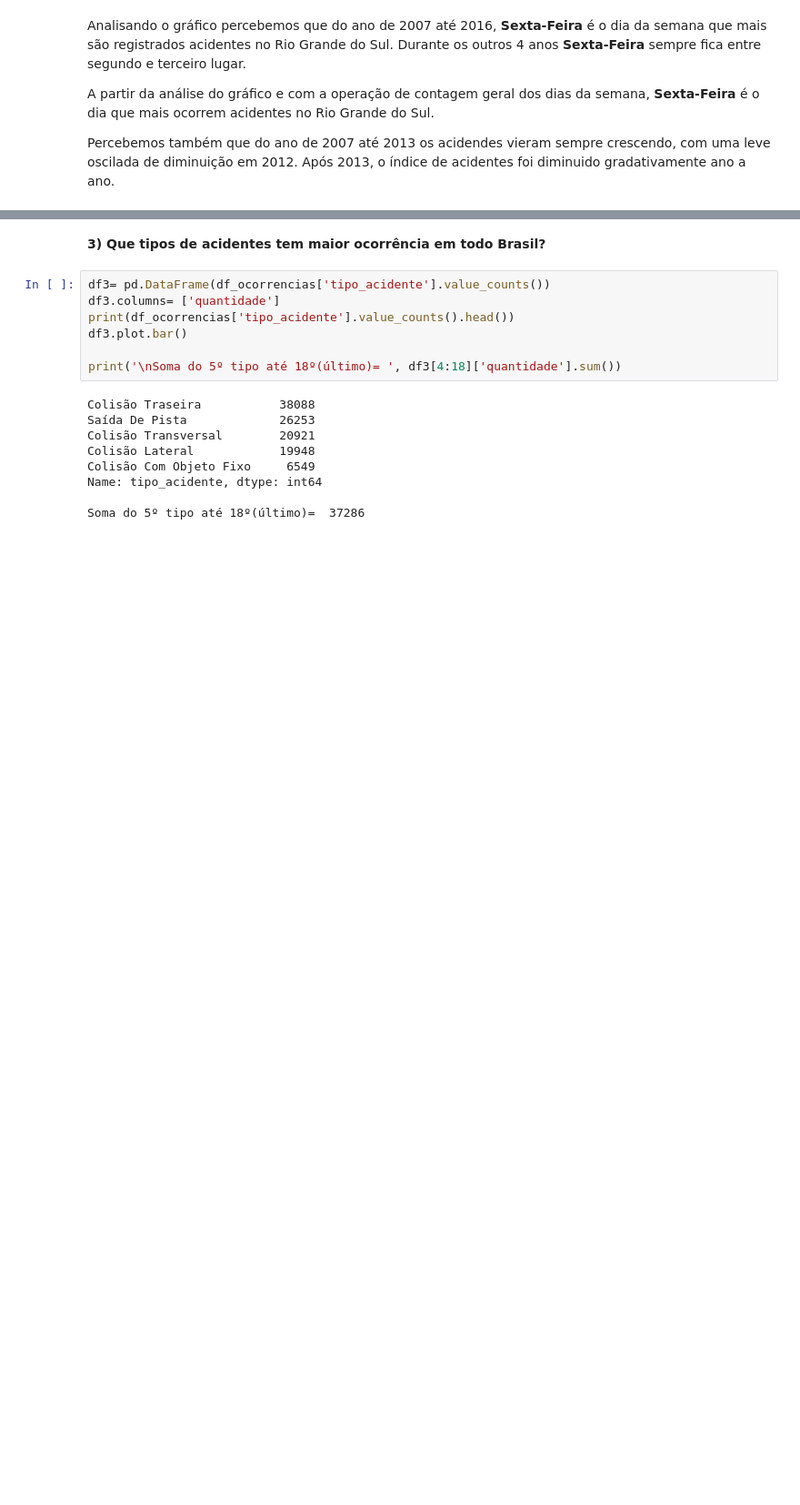
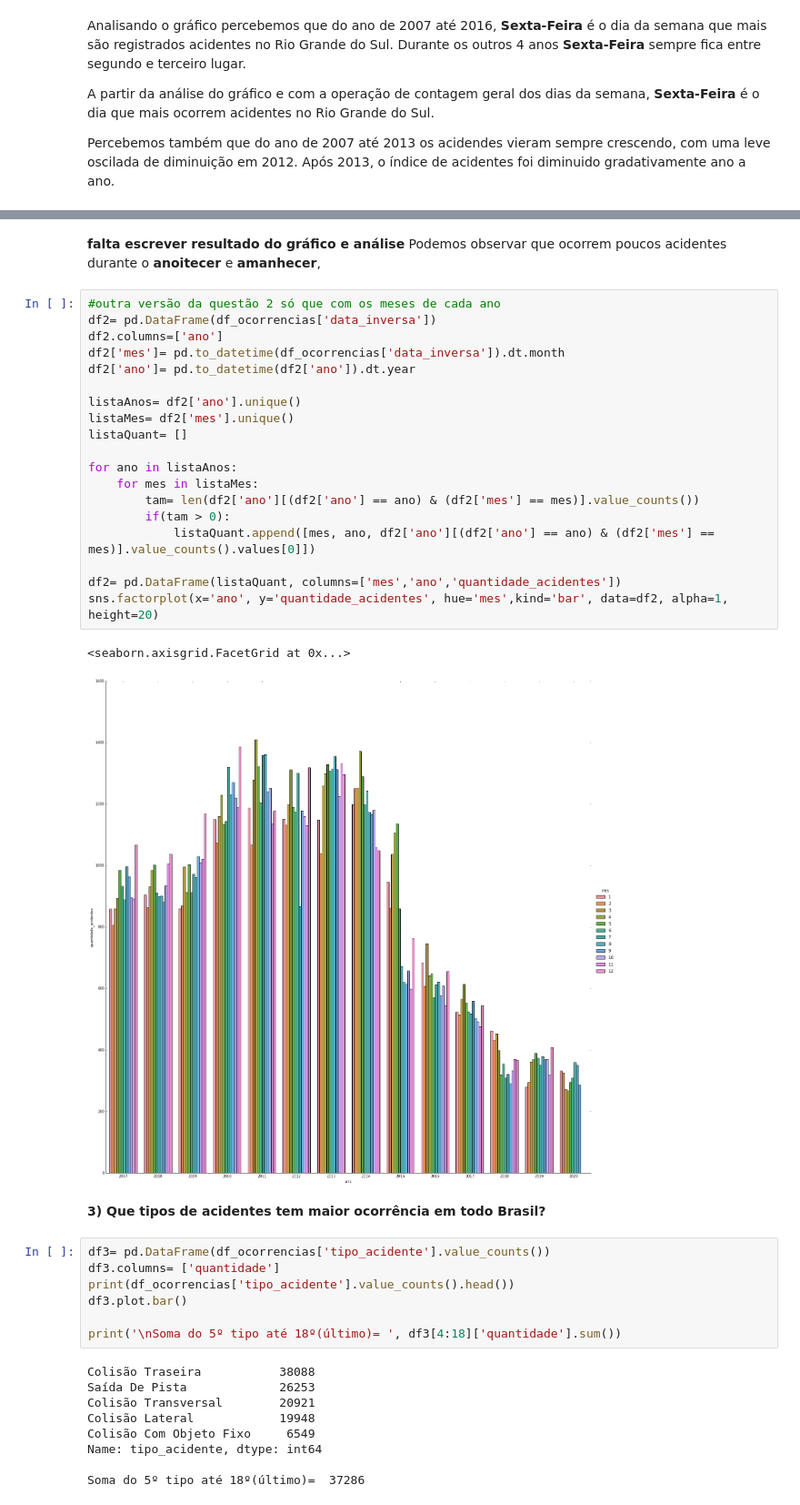
Before and after one commit to XQDLteam/brazil_highway_accidents, a Jupyter notebook: acidentes_br.ipynb, the cells around one changed output, grey strips where cells are left out. Shown at 91% size. Drawn from its saved outputs; the diff is of its cells as text; blank space fills up the shorter version.

Commit message:
questão 2

```diff
--- a/acidentes_br.ipynb
+++ b/acidentes_br.ipynb
@@ -202,3 +231,28 @@ Percebemos também que do ano de 2007 até 2013 os acidendes vieram sempre cresc
+# %% [markdown]
+**falta escrever resultado do gráfico e análise**
+Podemos observar que ocorrem poucos acidentes durante o **anoitecer** e **amanhecer**,
+# %%
+#outra versão da questão 2 só que com os meses de cada ano
+df2= pd.DataFrame(df_ocorrencias['data_inversa'])
+df2.columns=['ano']
+df2['mes']= pd.to_datetime(df_ocorrencias['data_inversa']).dt.month
+df2['ano']= pd.to_datetime(df2['ano']).dt.year
+
+listaAnos= df2['ano'].unique()
+listaMes= df2['mes'].unique()
+listaQuant= []
+
+for ano in listaAnos:
+    for mes in listaMes:
+        tam= len(df2['ano'][(df2['ano'] == ano) & (df2['mes'] == mes)].value_counts())
+        if(tam > 0):
+            listaQuant.append([mes, ano, df2['ano'][(df2['ano'] == ano) & (df2['mes'] == mes)].value_counts().values[0]])
+
+df2= pd.DataFrame(listaQuant, columns=['mes','ano','quantidade_acidentes'])
+sns.factorplot(x='ano', y='quantidade_acidentes', hue='mes',kind='bar', data=df2, alpha=1, height=20)
+# %% [output]
+<seaborn.axisgrid.FacetGrid at 0x...>
+[figure, added]
 # %% [markdown]
 **3) Que tipos de acidentes tem maior ocorrência em todo Brasil?**
 # %%
```
Also changed, not shown: parts of 5 cells of this notebook.
